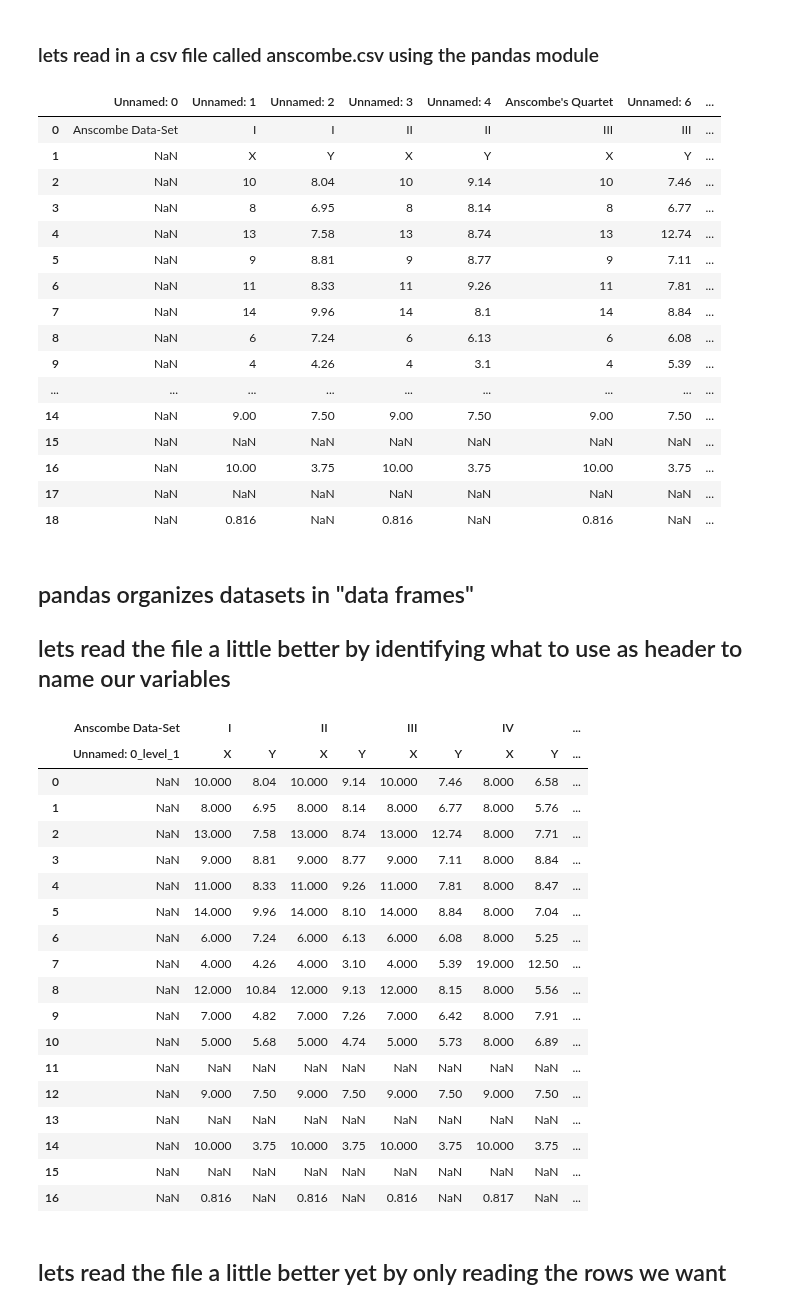
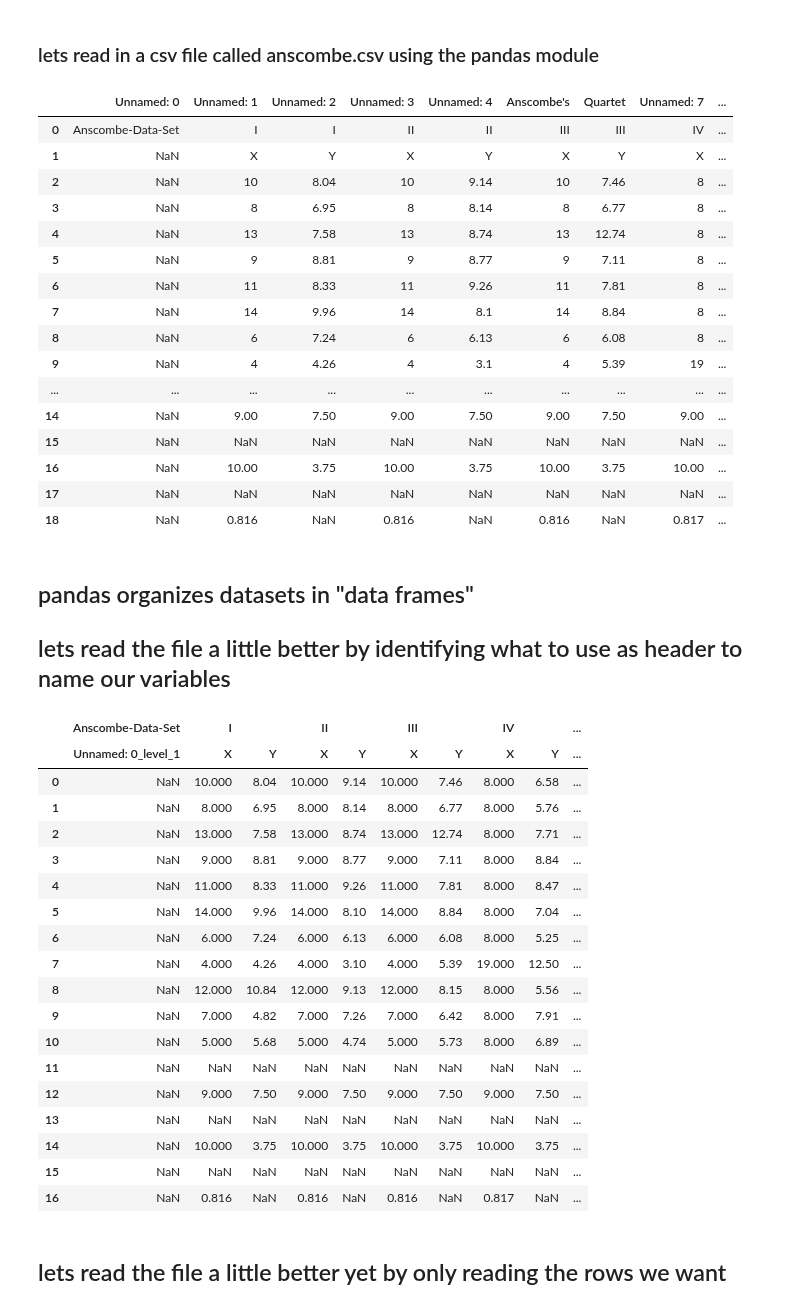
Before and after one commit to fedhere/UInotebooks, a Jupyter notebook: Anscombe's Quartet.ipynb, the cells around one changed output. Drawn from its saved outputs; the diff is of its cells as text; code cells hidden in the pictures.

```diff
--- a/Anscombe's Quartet.ipynb
+++ b/Anscombe's Quartet.ipynb
@@ -25,35 +25,35 @@ Populating the interactive namespace from numpy and matplotlib
 ### lets read in a csv file called anscombe.csv using the pandas module
 # %%
 import pandas as pd
-if not os.path.isfile("anscombe.csv"):
-    !curl -O https://raw.githubusercontent.com/vincentarelbundock/Rdatasets/master/csv/datasets/anscombe.csv
-pd.read_csv("anscombe.csv")
+if not os.path.isfile("anscombe.txt"):
+    !curl -O https://raw.githubusercontent.com/fedhere/UInotebooks/master/anscombe.csv
+pd.read_csv("anscombe.txt", delimiter=' ')
 # %% [output]
-|  | Unnamed: 0 | Unnamed: 1 | Unnamed: 2 | Unnamed: 3 | Unnamed: 4 | Anscombe's Quartet | Unnamed: 6 | ... |
-| 0 | Anscombe Data-Set | I | I | II | II | III | III | ... |
-| 1 | NaN | X | Y | X | Y | X | Y | ... |
-| 2 | NaN | 10 | 8.04 | 10 | 9.14 | 10 | 7.46 | ... |
-| 3 | NaN | 8 | 6.95 | 8 | 8.14 | 8 | 6.77 | ... |
-| 4 | NaN | 13 | 7.58 | 13 | 8.74 | 13 | 12.74 | ... |
-| 5 | NaN | 9 | 8.81 | 9 | 8.77 | 9 | 7.11 | ... |
-| 6 | NaN | 11 | 8.33 | 11 | 9.26 | 11 | 7.81 | ... |
-| 7 | NaN | 14 | 9.96 | 14 | 8.1 | 14 | 8.84 | ... |
-| 8 | NaN | 6 | 7.24 | 6 | 6.13 | 6 | 6.08 | ... |
-| 9 | NaN | 4 | 4.26 | 4 | 3.1 | 4 | 5.39 | ... |
-| ... | ... | ... | ... | ... | ... | ... | ... | ... |
-| 14 | NaN | 9.00 | 7.50 | 9.00 | 7.50 | 9.00 | 7.50 | ... |
-| 15 | NaN | NaN | NaN | NaN | NaN | NaN | NaN | ... |
-| 16 | NaN | 10.00 | 3.75 | 10.00 | 3.75 | 10.00 | 3.75 | ... |
-| 17 | NaN | NaN | NaN | NaN | NaN | NaN | NaN | ... |
-| 18 | NaN | 0.816 | NaN | 0.816 | NaN | 0.816 | NaN | ... |
+|  | Unnamed: 0 | Unnamed: 1 | Unnamed: 2 | Unnamed: 3 | Unnamed: 4 | Anscombe's | Quartet | Unnamed: 7 | ... |
+| 0 | Anscombe-Data-Set | I | I | II | II | III | III | IV | ... |
+| 1 | NaN | X | Y | X | Y | X | Y | X | ... |
+| 2 | NaN | 10 | 8.04 | 10 | 9.14 | 10 | 7.46 | 8 | ... |
+| 3 | NaN | 8 | 6.95 | 8 | 8.14 | 8 | 6.77 | 8 | ... |
+| 4 | NaN | 13 | 7.58 | 13 | 8.74 | 13 | 12.74 | 8 | ... |
+| 5 | NaN | 9 | 8.81 | 9 | 8.77 | 9 | 7.11 | 8 | ... |
+| 6 | NaN | 11 | 8.33 | 11 | 9.26 | 11 | 7.81 | 8 | ... |
+| 7 | NaN | 14 | 9.96 | 14 | 8.1 | 14 | 8.84 | 8 | ... |
+| 8 | NaN | 6 | 7.24 | 6 | 6.13 | 6 | 6.08 | 8 | ... |
+| 9 | NaN | 4 | 4.26 | 4 | 3.1 | 4 | 5.39 | 19 | ... |
+| ... | ... | ... | ... | ... | ... | ... | ... | ... | ... |
+| 14 | NaN | 9.00 | 7.50 | 9.00 | 7.50 | 9.00 | 7.50 | 9.00 | ... |
+| 15 | NaN | NaN | NaN | NaN | NaN | NaN | NaN | NaN | ... |
+| 16 | NaN | 10.00 | 3.75 | 10.00 | 3.75 | 10.00 | 3.75 | 10.00 | ... |
+| 17 | NaN | NaN | NaN | NaN | NaN | NaN | NaN | NaN | ... |
+| 18 | NaN | 0.816 | NaN | 0.816 | NaN | 0.816 | NaN | 0.817 | ... |
 # %% [markdown]
 ## pandas organizes datasets in "data frames"
 
 ## lets read the file a little better by identifying what to use as header to name our variables
 # %%
-pd.read_csv("anscombe.csv",header=[1,2])
+pd.read_csv("anscombe.txt", header = [1, 2], delimiter=' ')
 # %% [output]
-|  | Anscombe Data-Set | I |  | II |  | III |  | IV |  | ... |
+|  | Anscombe-Data-Set | I |  | II |  | III |  | IV |  | ... |
 |  | Unnamed: 0_level_1 | X | Y | X | Y | X | Y | X | Y | ... |
 | 0 | NaN | 10.000 | 8.04 | 10.000 | 9.14 | 10.000 | 7.46 | 8.000 | 6.58 | ... |
 | 1 | NaN | 8.000 | 6.95 | 8.000 | 8.14 | 8.000 | 6.77 | 8.000 | 5.76 | ... |
```
Also changed, not shown: parts of 4 cells of this notebook, 2 other files.
